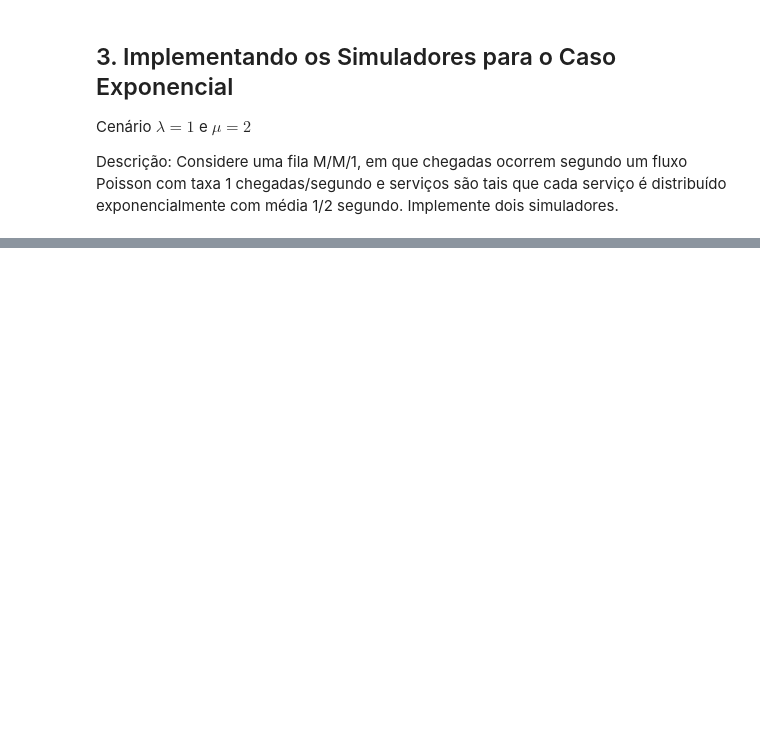
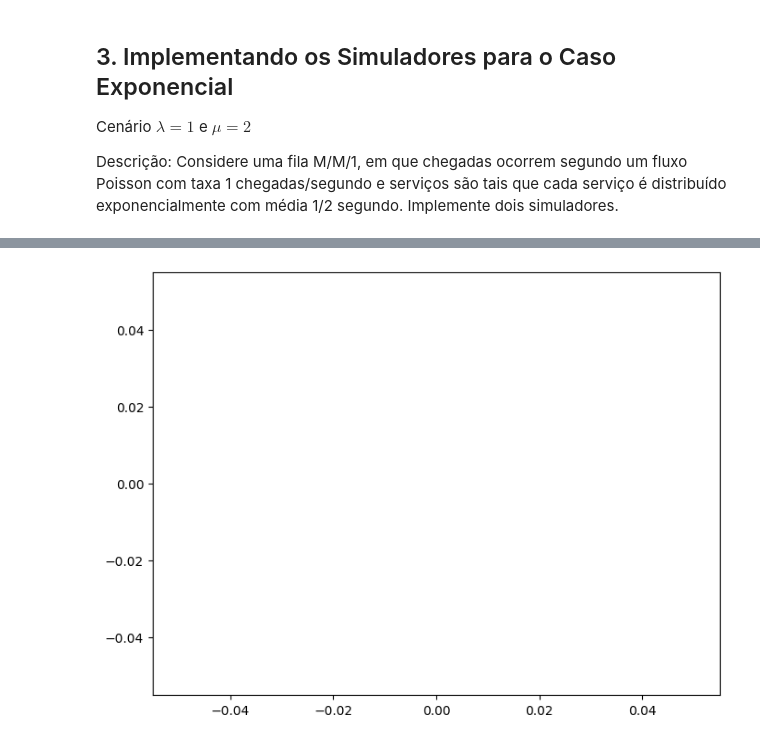
Before and after one commit to EduardoMeloC/AvaliacaoDesempenho, a Jupyter notebook: Trabalho1/Filas_MM1.ipynb, the cells around one changed output, grey strips where cells are left out. Saved outputs shown, nothing was run; the diff lists cells and outputs as text; code cells hidden in the pictures; blank space fills up the shorter version.

```diff
--- a/Trabalho1/Filas_MM1.ipynb
+++ b/Trabalho1/Filas_MM1.ipynb
@@ -46,0 +69,28 @@ simulate(1, 2, 1000)
+# %%
+def update(frame, arrival_rate, service_rate, max_steps, ax, scat):
+    # ax.cla()  # Clear current plot
+
+    max_steps = frame + 1  # Increment max_steps for each frame
+    average_waiting_times = [simulate1(arrival_rate, service_rate, max_steps)["average_waiting_time"] for _ in range(n_simulations)]
+
+    scat.set_offsets(list(zip(range(1, num_simulations + 1), average_waiting_times)))
+    ax.xlabel('Simulation')
+    ax.ylabel('Average Waiting Time')
+    ax.title(f'Average Waiting Time in M/M/1 Queue (Max Steps: {max_steps})')
+    plt.grid(True)
+# %%
+# Simulation parameters
+num_simulations = 100
+max_frames = 40
+max_steps = 1000
+arrival_rate = 1  # (lambda)
+service_rate = 2  # (mu)
+
+# Create animation
+fig, ax = plt.subplots(figsize=(8, 6))
+scat = ax.scatter([], [], s=10)
+
+animation = FuncAnimation(fig, update, fargs=(arrival_rate, service_rate, max_steps, ax, scat))
+plt.show()
+# %% [output]
+[figure, added]
```
Also changed, not shown: parts of 5 cells of this notebook.
